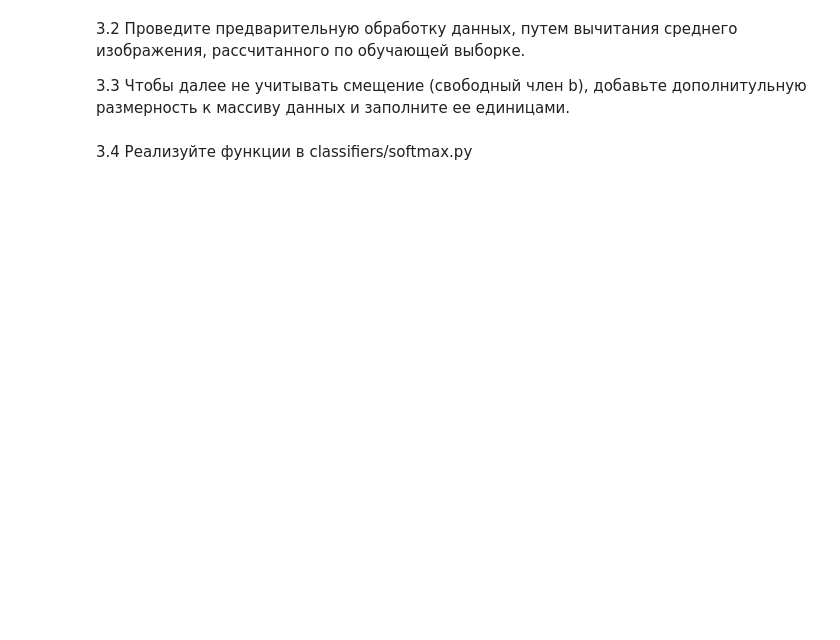
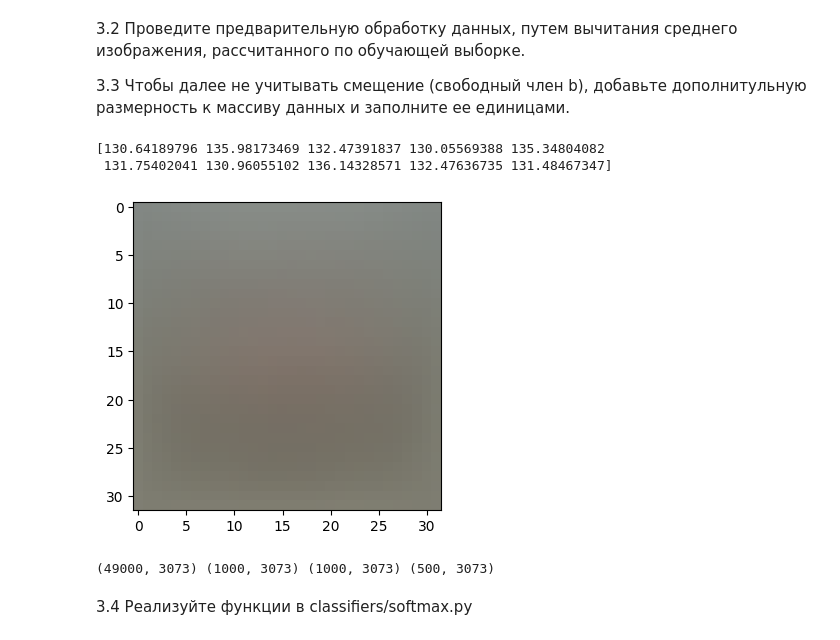
Before and after one commit to CrucifiedOnTheCross/AIT_Course_SamU_2026, a Jupyter notebook: lab_1-2/assignment1.ipynb, the cells around one changed output. Saved outputs shown, nothing was run; the diff lists cells and outputs as text; code cells hidden in the pictures; blank space fills up the shorter version.

```diff
--- a/lab_1-2/assignment1.ipynb
+++ b/lab_1-2/assignment1.ipynb
@@ -447,23 +557,26 @@ print('Dev labels shape: ', y_dev.shape)
 # %%
 mean_image = np.mean(X_train, axis=0)
 print(mean_image[:10])
 plt.figure(figsize=(4,4))
-plt.imshow(mean_image.reshape((32,32,3)).astype('uint8'))
+plt.imshow(mean_image[:3072].reshape((32,32,3)).astype('uint8'))
 plt.show()
-
 
 X_train -= mean_image
 X_val -= mean_image
 X_test -= mean_image
-
-
+X_dev -= mean_image
 
 X_train = np.hstack([X_train, np.ones((X_train.shape[0], 1))])
 X_val = np.hstack([X_val, np.ones((X_val.shape[0], 1))])
 X_test = np.hstack([X_test, np.ones((X_test.shape[0], 1))])
+X_dev = np.hstack([X_dev, np.ones((X_dev.shape[0], 1))])
 
-
-print(X_train.shape, X_val.shape, X_test.shape)
+print(X_train.shape, X_val.shape, X_test.shape, X_dev.shape)
+# %% [output]
+[130.64189796 135.98173469 132.47391837 130.05569388 135.34804082
+ 131.75402041 130.96055102 136.14328571 132.47636735 131.48467347]
+[figure, added]
+(49000, 3073) (1000, 3073) (1000, 3073) (500, 3073)
 # %% [markdown]
 3.4 Реализуйте функции в classifiers/softmax.py
 # %%
```
Also changed, not shown: parts of 21 cells of this notebook, 3 other files.
